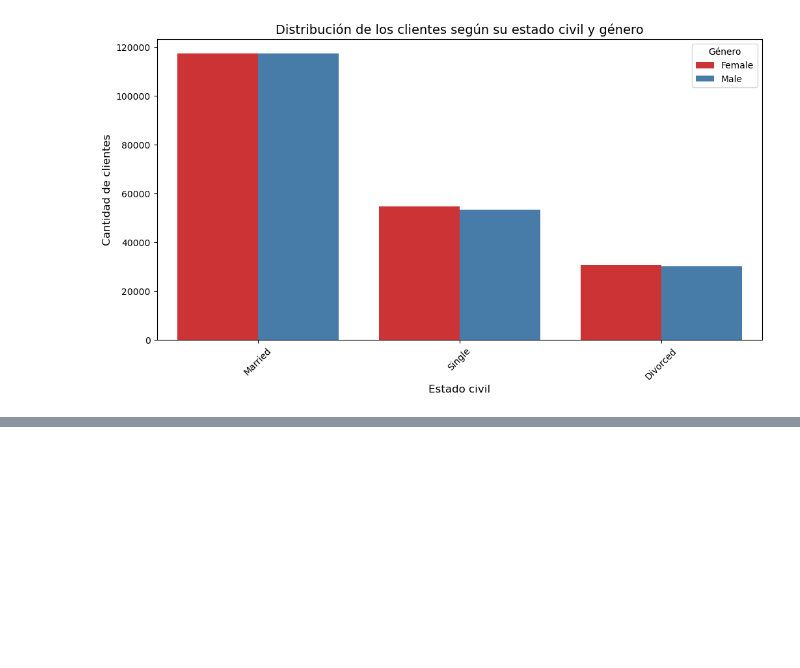
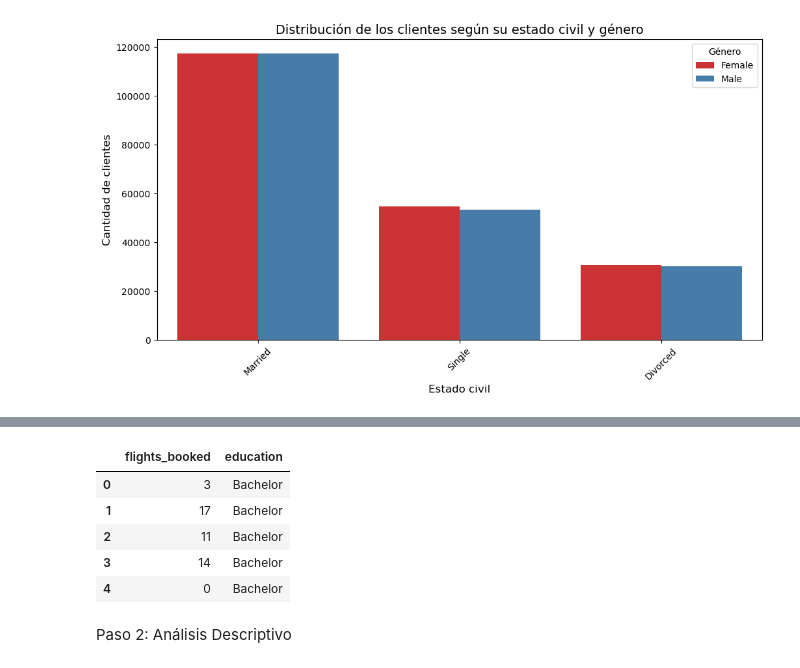
Before and after one commit to Adalab/bda-modulo-3-evaluacion-final-Juliams93, a Jupyter notebook: Ejercicio Técnico/Ejercicio_tecnico.ipynb, the cells around one changed output, grey strips where cells are left out. Cells and saved outputs as stored; diff of their text form; code cells hidden in the pictures; blank space fills up the shorter version.

```diff
--- a/Ejercicio Técnico/Ejercicio_tecnico.ipynb
+++ b/Ejercicio Técnico/Ejercicio_tecnico.ipynb
@@ -666,0 +741,17 @@ plt.show()
+# %%
+# Llamamos a la función para abrir el archivo CSV
+# -----------------------------------------------------------------------
+customer_data_filtered = load_data('customer_data_filtered.csv')
+
+# Visualizamos los datos del DataFrame resultante
+# -----------------------------------------------------------------------
+customer_data_filtered.head()
+# %% [output]
+|  | flights_booked | education |
+| 0 | 3 | Bachelor |
+| 1 | 17 | Bachelor |
+| 2 | 11 | Bachelor |
+| 3 | 14 | Bachelor |
+| 4 | 0 | Bachelor |
+# %% [markdown]
+Paso 2: Análisis Descriptivo
```
Also changed, not shown: parts of 16 cells of this notebook.
